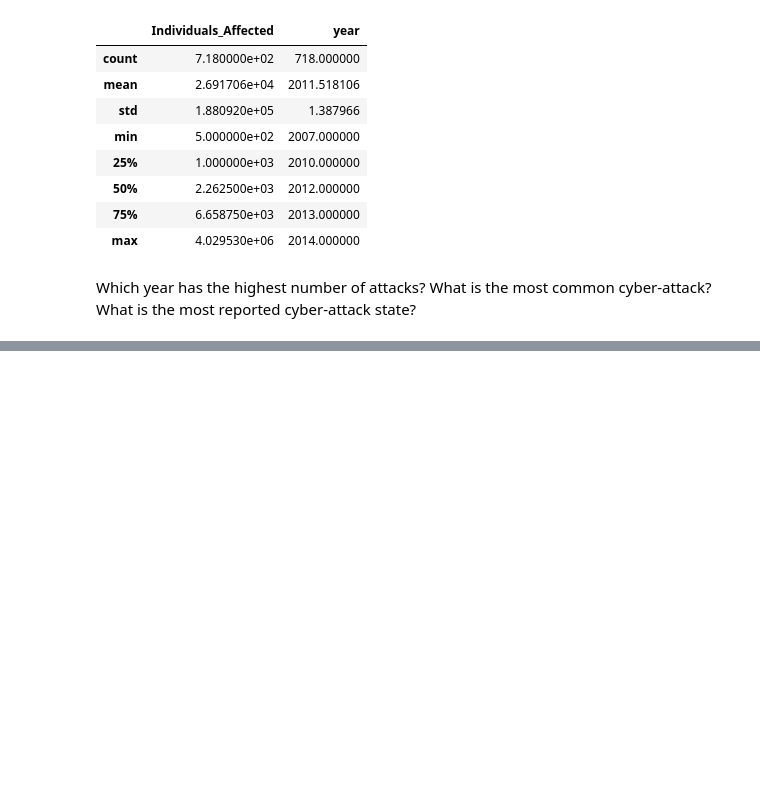
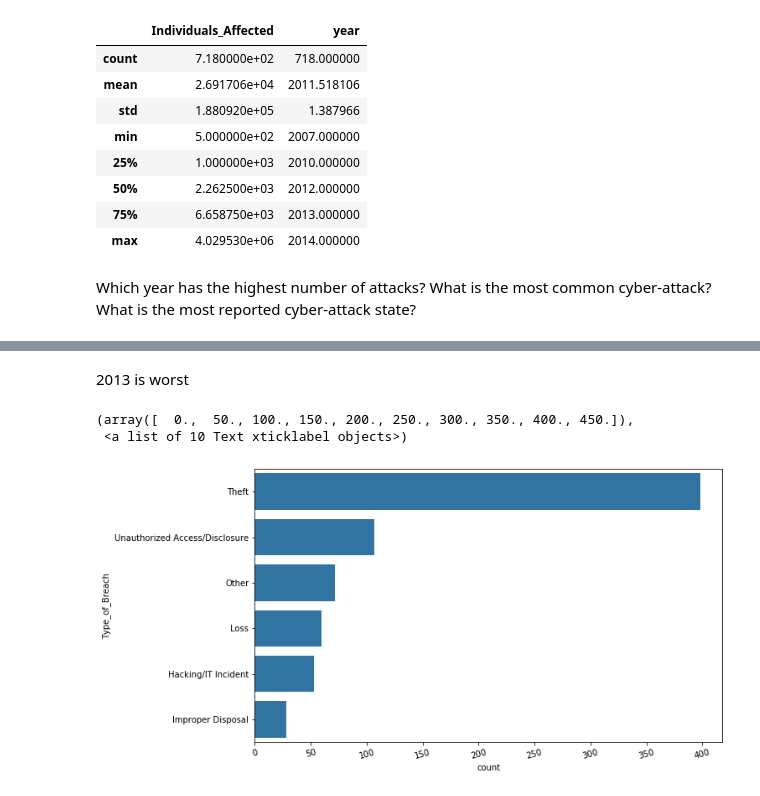
Before and after one commit to simofleanta/Data_coding_preparations, a Jupyter notebook: cyber.ipynb, the cells around one changed output, grey strips where cells are left out. Drawn from its saved outputs; the diff is of its cells as text; code cells hidden in the pictures; blank space fills up the shorter version.

```diff
--- a/cyber.ipynb
+++ b/cyber.ipynb
@@ -97,0 +112,10 @@ What is the most reported cyber-attack state?
+# %% [markdown]
+2013 is worst
+# %%
+plt.figure(figsize=(10,6))
+sns.countplot(data=df,y='Type_of_Breach',color=base_color,order=attack_order)
+plt.xticks(rotation=15)
+# %% [output]
+(array([  0.,  50., 100., 150., 200., 250., 300., 350., 400., 450.]),
+ <a list of 10 Text xticklabel objects>)
+[figure, added]
```
Also changed, not shown: parts of 2 cells of this notebook.
